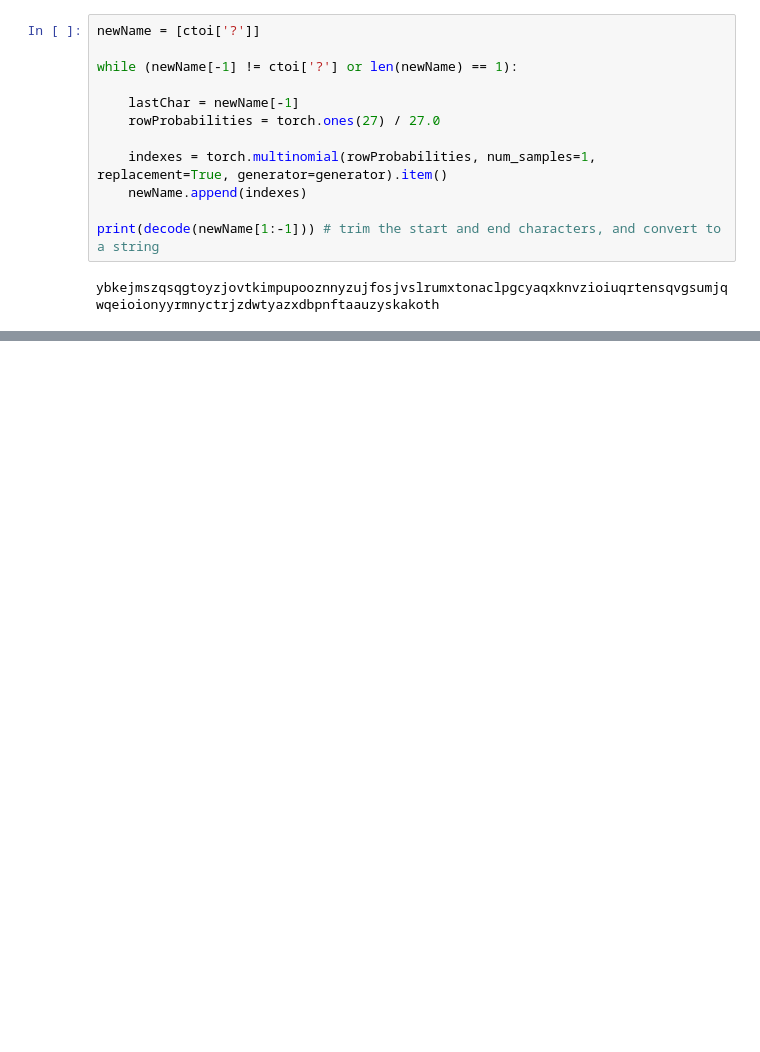
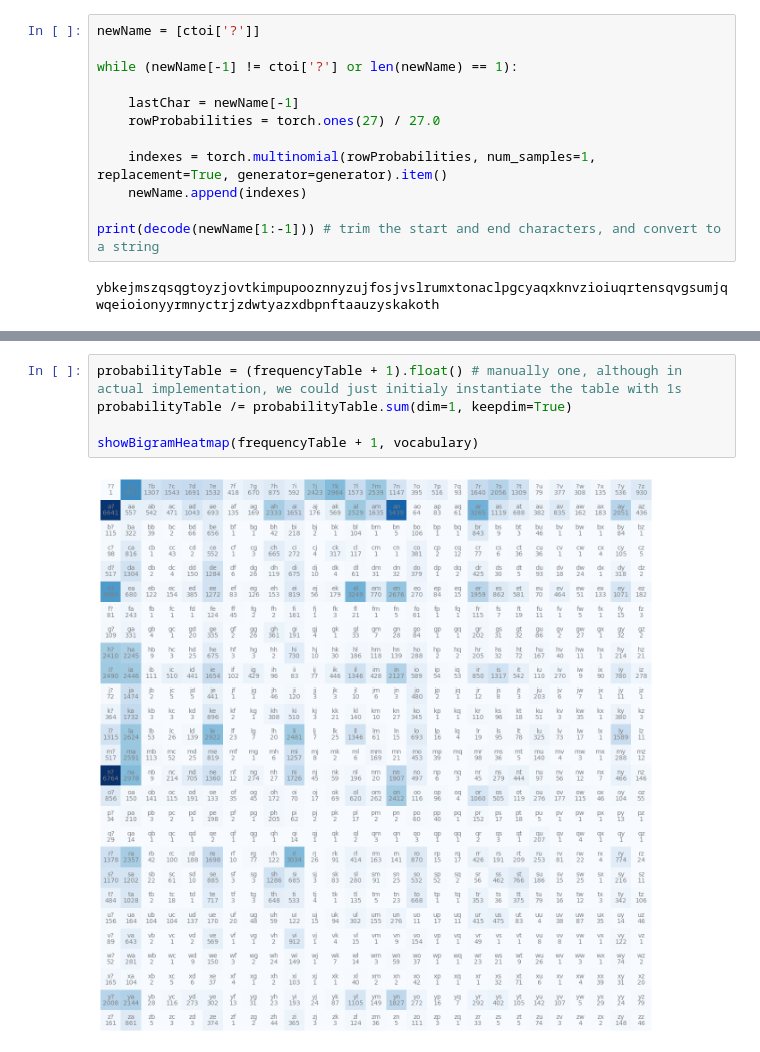
Before and after one commit to Razzula/ai-sandbox, a Jupyter notebook: learning/makemore/makemore.ipynb, the cells around one changed output, grey strips where cells are left out. Drawn from its saved outputs; the diff is of its cells as text; blank space fills up the shorter version.

Commit message:
makemore: Finish bigram model

```diff
--- a/makemore.ipynb
+++ b/learning/makemore/makemore.ipynb
@@ -345,0 +516,7 @@ ybkejmszqsqgtoyzjovtkimpupooznnyzujfosjvslrumxtonaclpgcyaqxknvzioiuqrtensqvgsumj
+# %%
+probabilityTable = (frequencyTable + 1).float() # manually one, although in actual implementation, we could just initialy instantiate the table with 1s
+probabilityTable /= probabilityTable.sum(dim=1, keepdim=True)
+
+showBigramHeatmap(frequencyTable + 1, vocabulary)
+# %% [output]
+[figure, added]
```
Also changed, not shown: parts of 21 cells of this notebook, 2 other files.
